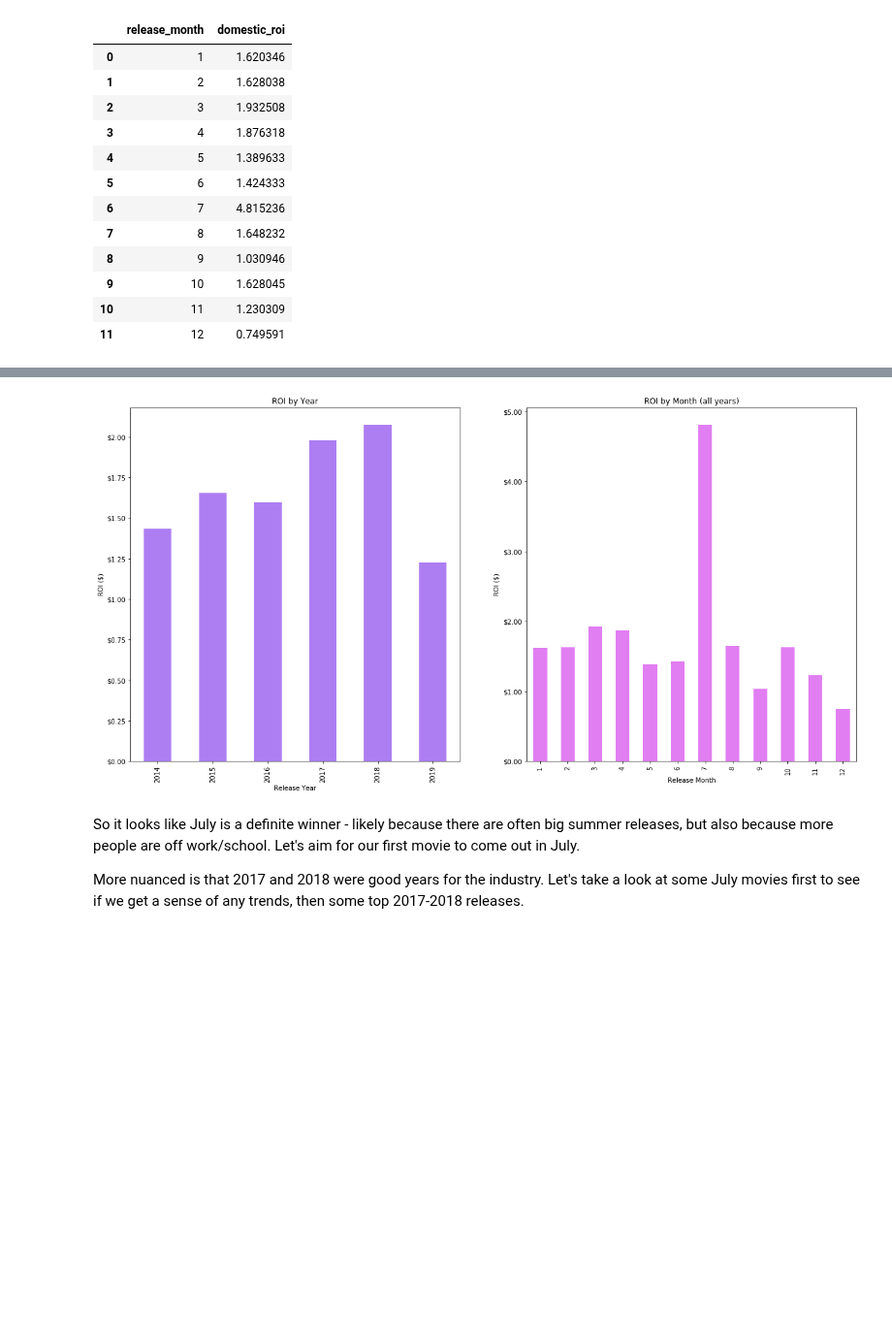
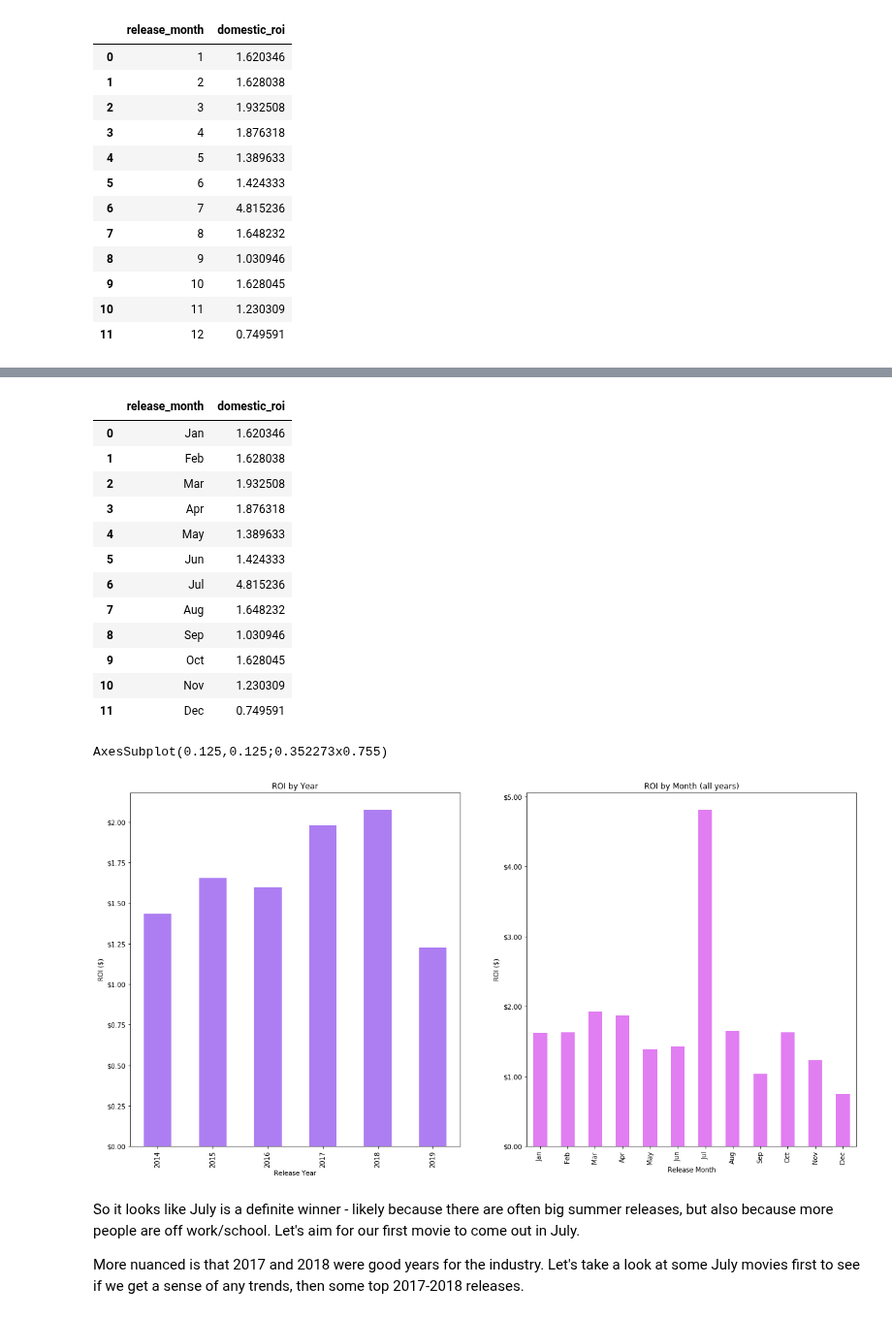
Before and after one commit to christisarv/dsc-phase-1-project-online, a Jupyter notebook: Movie Analysis Notebook.ipynb, the cells around one changed output, grey strips where cells are left out. Shown at 97% size. Cells and saved outputs as stored; diff of their text form; code cells hidden in the pictures; blank space fills up the shorter version.

Commit message:
updated charts

```diff
--- a/Movie Analysis Notebook.ipynb
+++ b/Movie Analysis Notebook.ipynb
@@ -106,0 +100,5 @@ df_roi_mo
+# %%
+month_names = ['Jan', 'Feb', 'Mar', 'Apr', 'May', 'Jun', 'Jul', 'Aug', 'Sep', 'Oct', 'Nov', 'Dec']
+month_nums = list(df_roi_mo['release_month'])
+months_dict = dict(zip(month_nums, month_names))
+months_dict
@@ -107,5 +118,24 @@ df_roi_mo
+# %%
+df_roi_mo['release_month'] = df_roi_mo['release_month'].map(months_dict)
+# %%
+df_roi_mo
+# %% [output]
+|  | release_month | domestic_roi |
+| 0 | Jan | 1.620346 |
+| 1 | Feb | 1.628038 |
+| 2 | Mar | 1.932508 |
+| 3 | Apr | 1.876318 |
+| 4 | May | 1.389633 |
+| 5 | Jun | 1.424333 |
+| 6 | Jul | 4.815236 |
+| 7 | Aug | 1.648232 |
+| 8 | Sep | 1.030946 |
+| 9 | Oct | 1.628045 |
+| 10 | Nov | 1.230309 |
+| 11 | Dec | 0.749591 |
 # %%
-import matplotlib.ticker
+import matplotlib.ticker as ticker
+
 plt.figure(figsize=(20, 10))
 ax1 = plt.subplot(1, 2, 1)
 df_roi.plot(x='release_year', y='domestic_roi', ax=ax1, kind = 'bar', legend = False, color = '#AD7EF2')
@@ -121,9 +151,12 @@ ax2.set_ylabel('ROI ($)')
 ax1.yaxis.set_major_formatter(ticker.StrMethodFormatter('${x:,.2f}'))
 ax2.yaxis.set_major_formatter(ticker.StrMethodFormatter('${x:,.2f}'))
 
+print(ax1)
+
 plt.savefig('Images/ROI_bars')
 # %% [output]
+AxesSubplot(0.125,0.125;0.352273x0.755)
-[figure, old version]
+[figure, new version]
 # %% [markdown]
 So it looks like July is a definite winner - likely because there are often big summer releases, but also because more people are off work/school. Let's aim for our first movie to come out in July.
 
```
Also changed, not shown: parts of 12 cells of this notebook, 1 other file.
